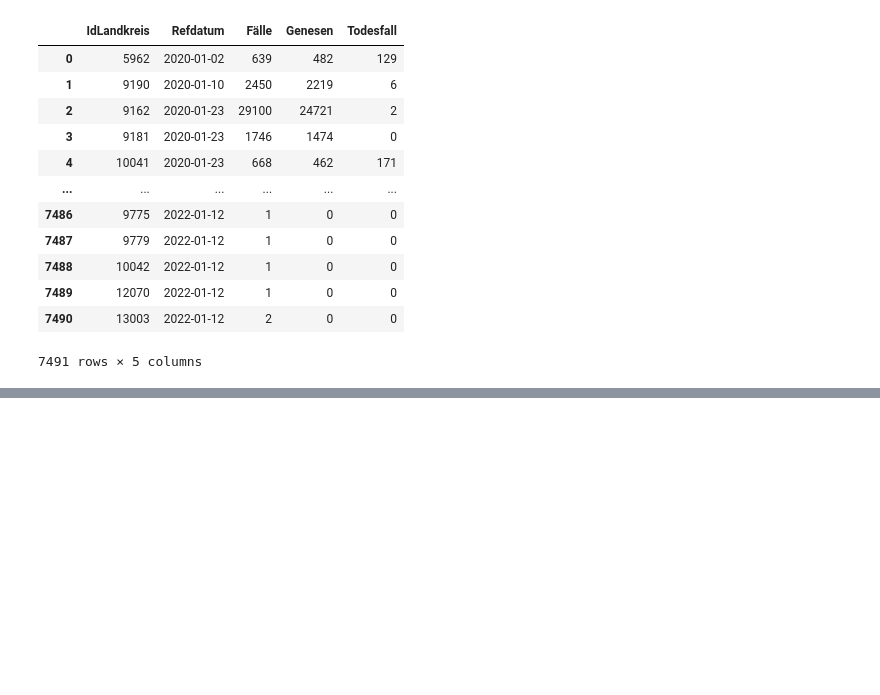
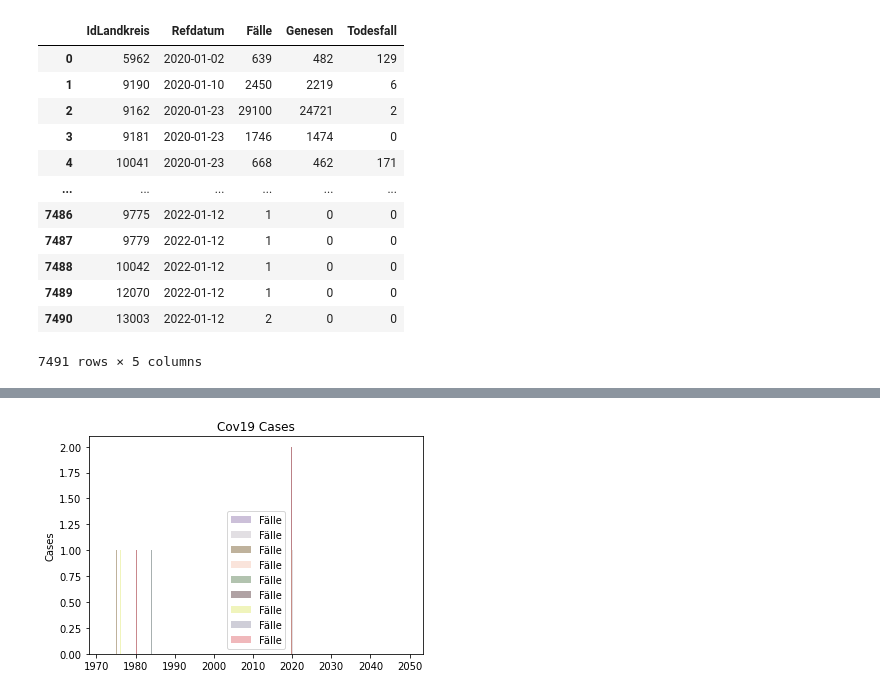
Before and after one commit to BackInBash/cov19-ki, a Jupyter notebook: icu.ipynb, the cells around one changed output, grey strips where cells are left out. Saved outputs shown, nothing was run; the diff lists cells and outputs as text; code cells hidden in the pictures; blank space fills up the shorter version.

```diff
--- a/icu.ipynb
+++ b/icu.ipynb
@@ -4,15 +10,9 @@ Eine Auswertung der Auslastung der ICU Kapazitäten mit aufschlüsselung nach Lo
 # %%
-import pandas as pd
-import sqlalchemy as db
-# Import Database and select necessary data
-engine = db.create_engine('sqlite:///data.db')
-conn = engine.connect()
-
 # Read Cov19 cases seperated by Landkreis, Refdatum, Geschlecht
-betten = pd.read_sql_query(
+cov = pd.read_sql_query(
     "SELECT IdLandkreis, Refdatum, sum(AnzahlFall) as Fälle, SUM(AnzahlGenesen) as Genesen, SUM(AnzahlTodesfall) as Todesfall FROM covid c GROUP BY IdLandkreis, Altersgruppe, Geschlecht ORDER BY Refdatum;", conn)
 # Print result
-betten
+cov
 # %% [output]
 |  | IdLandkreis | Refdatum | Fälle | Genesen | Todesfall |
 | 0 | 5962 | 2020-01-02 | 639 | 482 | 129 |
@@ -30,27 +36,30 @@ betten
 # %%
 import matplotlib.pyplot as plt
 import numpy as np
 
-plot = betten.drop(['Genesen', 'Todesfall'], axis=1)
-plot = plot.dropna(subset=['Refdatum'])#.iloc[1:2]
+plot = cov.drop(['Genesen', 'Todesfall'], axis=1)
+plot = plot.dropna(subset=['Refdatum']).iloc[1:10]
 # Convert to Date
 plot["Refdatum"] = plot["Refdatum"].astype("datetime64")
+plot = plot[plot['Refdatum'] > "2020-01-01"]
 #print(plot)
 
 ax = list()
 
 # Split into Landkreis
 for entity in plot['IdLandkreis']:
     tmp = plot[plot['IdLandkreis']==entity].drop(['IdLandkreis'], axis=1)
     ax.append(tmp)
 
 kwargs = dict(alpha=0.5, bins=100)
 
 for a in ax:
     col = (np.random.random(), np.random.random(), np.random.random())
     #print(a)
     plt.hist(a, **kwargs, color=[col,col], label='Fälle')
 
 plt.gca().set(title='Cov19 Cases', ylabel='Cases')
-plt.xlim(50,75)
+#plt.xlim(50,75)
 plt.legend();
+# %% [output]
+[figure, added]
```
Also changed, not shown: parts of 5 cells of this notebook.
